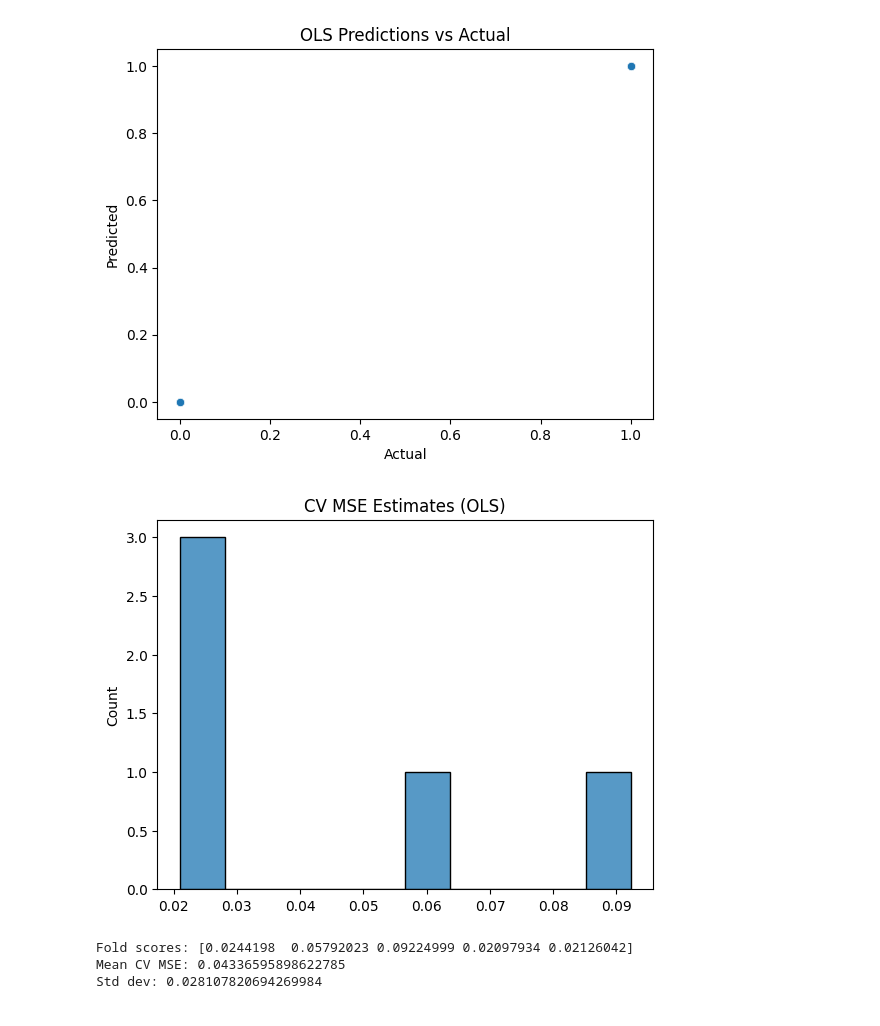
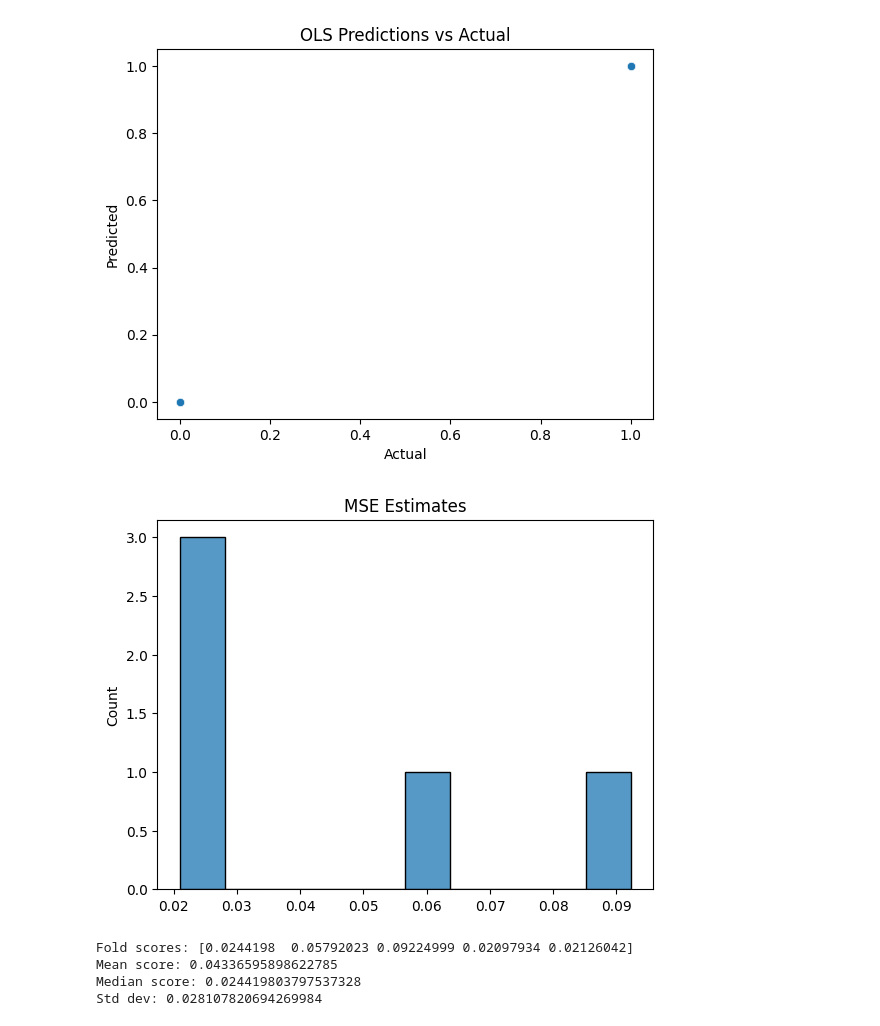
Before and after one commit to brishti-c/undergrad_ml_assignments, a Jupyter notebook: genomics_lab.ipynb, the cells around one changed output. Drawn from its saved outputs; the diff is of its cells as text; code cells hidden in the pictures.

```diff
--- a/genomics_lab.ipynb
+++ b/genomics_lab.ipynb
@@ -109,27 +95,29 @@ OLS training MSE: 1.2522824482837894e-30
 # %%
 from sklearn.model_selection import KFold, cross_val_score
 
 kfold = KFold(n_splits=5, shuffle=True, random_state=100)
 
 scores = cross_val_score(
     model, X, y,
     cv=kfold,
     scoring='neg_mean_squared_error'
 )
 
-mse_cv = -scores
+mse = -scores
 
 # Plot distribution of CV errors
-sns.histplot(mse_cv, bins=10).set(title='CV MSE Estimates (OLS)')
+sns.histplot(mse, bins=10).set(title='MSE Estimates')
 plt.show()
 
-print("Fold scores:", mse_cv)
-print("Mean CV MSE:", np.mean(mse_cv))
-print("Std dev:", np.std(mse_cv))
+print("Fold scores:", mse)
+print("Mean score:", np.mean(mse))
+print("Median score:", np.median(mse))
+print("Std dev:", np.std(mse))
 # %% [output]
-[figure, old version]
+[figure, new version]
 Fold scores: [0.0244198  0.05792023 0.09224999 0.02097934 0.02126042]
-Mean CV MSE: 0.04336595898622785
+Mean score: 0.04336595898622785
+Median score: 0.024419803797537328
 Std dev: 0.028107820694269984
 # %%
 from sklearn.linear_model import LassoCV, Lasso
```
Also changed, not shown: parts of 5 cells of this notebook.
